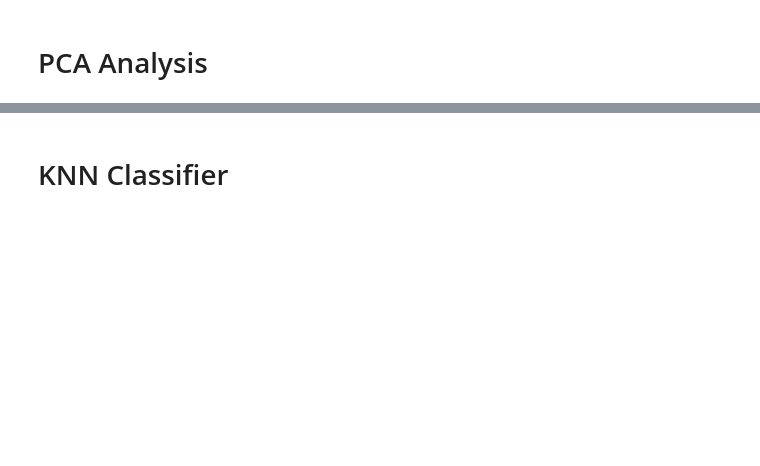
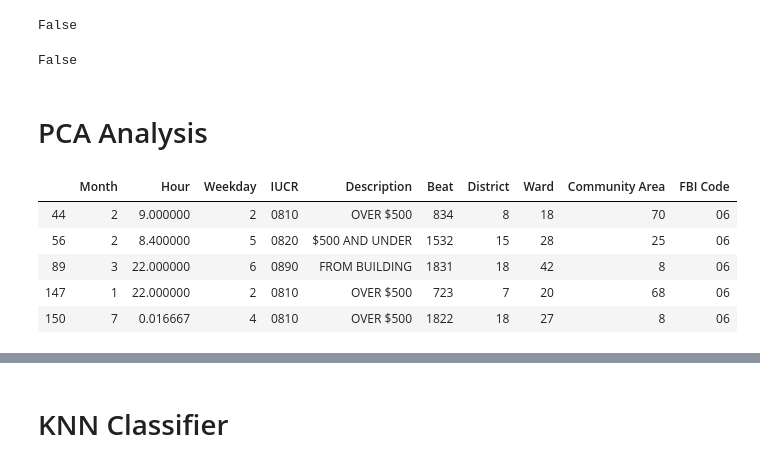
Before and after one commit to sgvvannabe/Chicago-crimes, a Jupyter notebook: Data_machine_learning.ipynb, the cells around one changed output, grey strips where cells are left out. Cells and saved outputs as stored; diff of their text form; code cells hidden in the pictures; blank space fills up the shorter version.

```diff
--- a/Data_machine_learning.ipynb
+++ b/Data_machine_learning.ipynb
@@ -30,5 +36,6 @@ crime_arr = np.sort(df['Primary Type'].unique())
 # %%
-# Convert the hour column to include minutes and seconds as decimals
-df.drop(['Year', 'Hour', 'Day', 'Community Area'], axis=1, inplace=True)
-df.insert(loc=2, column='Hour', value=(df['Date'].dt.hour + (df['Date'].dt.minute / 60) + (df['Date'].dt.second / 3600)))
+# Extract month, hour, and weekday
+df.insert(loc=0, column='Month', value=pd.DatetimeIndex(df['Date']).month)
+df.insert(loc=1, column='Hour', value=(df['Date'].dt.hour + (df['Date'].dt.minute / 60) + (df['Date'].dt.second / 3600)))
+df.insert(loc=2, column='Weekday', value=pd.DatetimeIndex(df['Date']).weekday)
 # %%
@@ -36,12 +43 @@ df.insert(loc=2, column='Hour', value=(df['Date'].dt.hour + (df['Date'].dt.minut
 df.drop(['Date'], axis=1, inplace=True)
-# %%
-# Add weekend column (0 if weekday, 1 if weekend)
-weekend = []
-
-for crime, day in df['Weekday'].items():
-    if day < 5:
-        weekend.append(0)
-    else:
-        weekend.append(1)
-
-df.insert(loc=3, column='Weekend', value=weekend)
@@ -48,5 +62,27 @@ df.insert(loc=3, column='Weekend', value=weekend)
+# %%
+# Check the 'IUCR' to see if the whole column is composed of numeric values
+all(df['IUCR'].str.isnumeric())
+# %% [output]
+False
+# %%
+# Check the 'FBI Code' to see if the whole column is composed of numeric values
+all(df['FBI Code'].str.isnumeric())
+# %% [output]
+False
 # %% [markdown]
 # PCA Analysis
 # %%
-# Pre-check for Homicide
-df_hom = df[df['Primary Type'] == 'HOMICIDE']
+#Pre-check for Theft
+df_theft = df[(df['Primary Type'] == 'THEFT')].copy()
+# %%
+# Drop the 'Primary Type' column
+df_theft.drop(['Primary Type'], axis=1, inplace=True)
+# %%
+df_theft.head()
+# %% [output]
+|  | Month | Hour | Weekday | IUCR | Description | Beat | District | Ward | Community Area | FBI Code |
+| 44 | 2 | 9.000000 | 2 | 0810 | OVER $500 | 834 | 8 | 18 | 70 | 06 |
+| 56 | 2 | 8.400000 | 5 | 0820 | $500 AND UNDER | 1532 | 15 | 28 | 25 | 06 |
+| 89 | 3 | 22.000000 | 6 | 0890 | FROM BUILDING | 1831 | 18 | 42 | 8 | 06 |
+| 147 | 1 | 22.000000 | 2 | 0810 | OVER $500 | 723 | 7 | 20 | 68 | 06 |
+| 150 | 7 | 0.016667 | 4 | 0810 | OVER $500 | 1822 | 18 | 27 | 8 | 06 |
```
Also changed, not shown: parts of 26 cells of this notebook, 2 other files.
